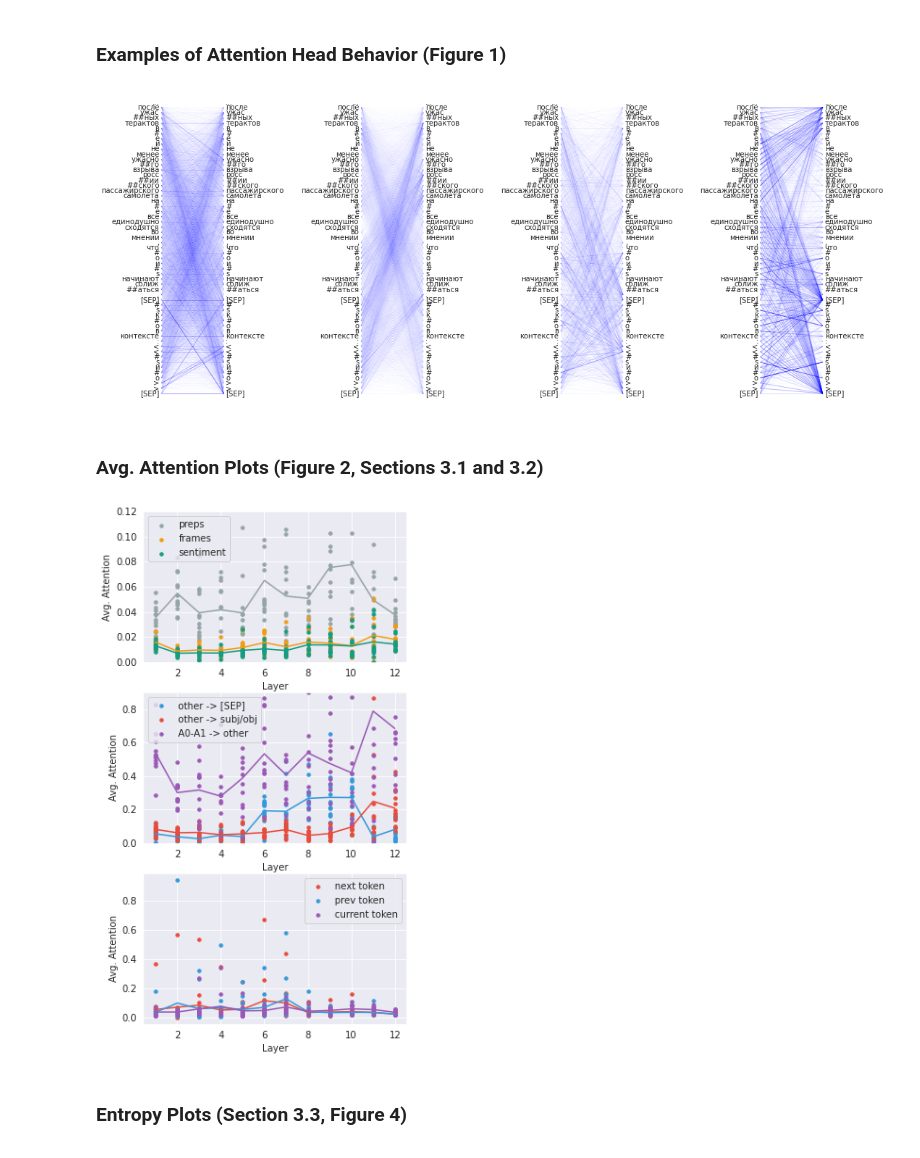
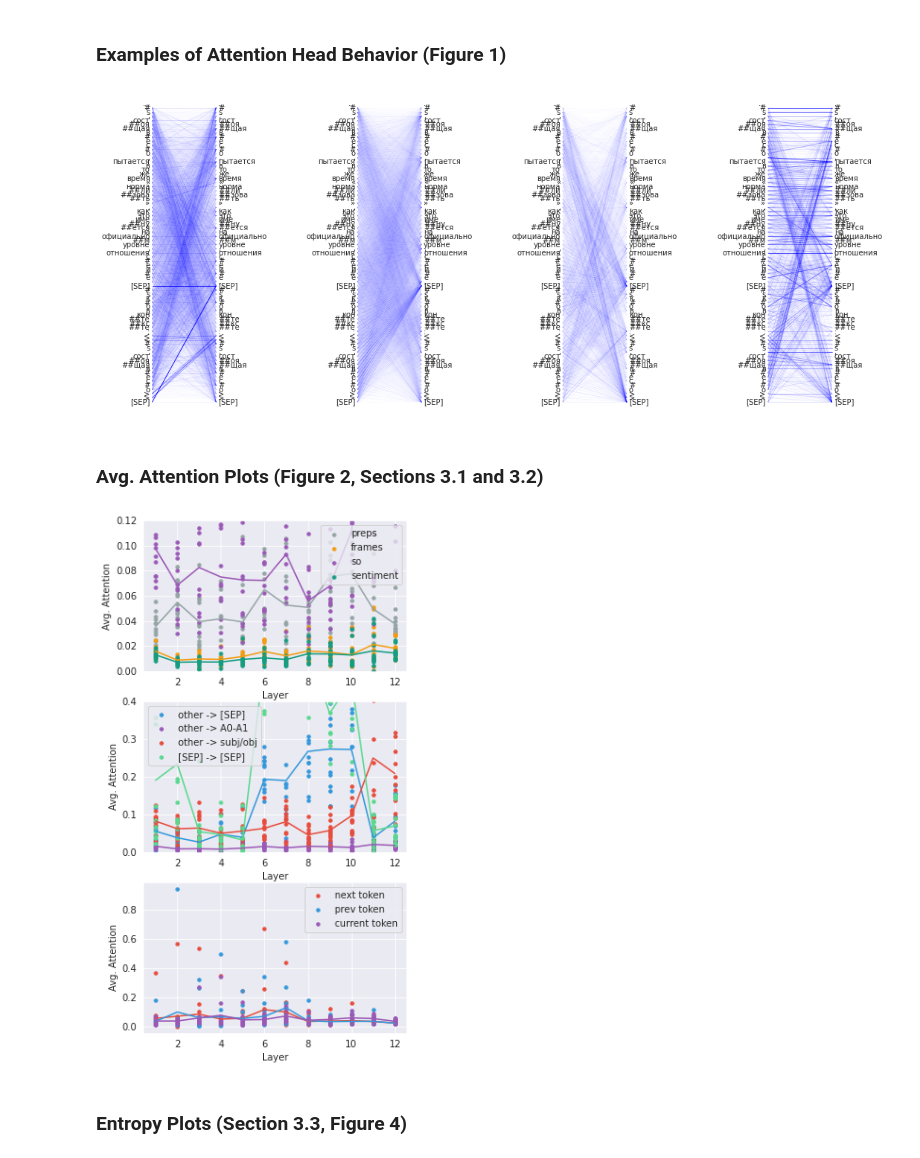
Before and after one commit to nicolay-r/attention-analysis, a Jupyter notebook: General_Analysis.ipynb, the cells around one changed output. Cells and saved outputs as stored; diff of their text form; code cells hidden in the pictures.

```diff
--- a/General_Analysis.ipynb
+++ b/General_Analysis.ipynb
@@ -40,7 +40,7 @@ models_list = [
 
 data = load_pickle("./output/rsr-v1_1-fixed-balanced-tpc50_3l/"+
                    "bert-nli_m-sharp-simple-3l-ra-20ln/"+
-                   models_list[0])
+                   models_list[2])
 n_docs = len(data)
 
 # Average Jenson-Shannon divergences between attention heads
@@ -164,17 +164,12 @@ for tokens, attns in data_iterator():
   rest_conjs *= (np.ones(n_tokens) - conjs)[:, np.newaxis]
   rest_conjs *= conjs[np.newaxis]
 
-  # how frames attend to the rest of input.
-  frames_rest = np.ones((n_tokens, n_tokens))
-  frames_rest *= frames[np.newaxis]
-  frames_rest *= (np.ones(n_tokens) - frames)[:, np.newaxis]
-
   rest_frames = np.ones((n_tokens, n_tokens))
   rest_frames *= (np.ones(n_tokens) - frames)[:, np.newaxis]
   rest_frames *= frames[np.newaxis]
 
   rest_so = np.ones((n_tokens, n_tokens))
-  rest_so *=  (np.ones(n_tokens) - subj_obj)[:, np.newaxis]
+  rest_so *= (np.ones(n_tokens) - subj_obj)[:, np.newaxis]
   rest_so *= subj_obj[np.newaxis]
 
   selectors = {
@@ -187,7 +182,6 @@ for tokens, attns in data_iterator():
       "rest_sep": rest_seps,
       "rest_conjs": rest_conjs,
       "rest_so": rest_so,
-      "frames_rest": frames_rest,
       "rest_frames": rest_frames,
       "cls": np.tile(clss[np.newaxis], [n_tokens, 1]),
       FRAMES_KEY: np.tile(frames[np.newaxis], [n_tokens, 1]),
@@ -197,6 +191,9 @@ for tokens, attns in data_iterator():
       "punct": np.tile(puncts[np.newaxis], [n_tokens, 1]),
       CONJS_KEY: np.tile(conjs[np.newaxis], [n_tokens, 1])
   }
+
+  # calculating tokens count of the particular type
+  frame_tokens = int(frames.sum(-1))
 
   # get the average attention for each token type
   for key, selector in selectors.items():
@@ -213,24 +210,14 @@ for tokens, attns in data_iterator():
       denom = n_tokens - vocab_stat[PREPS_KEY]
     elif key == "rest_conjs":
       denom = n_tokens - vocab_stat[CONJS_KEY]
-    # TODO. Bug. Provide and use tokens stat.
-    # since every entry may present as multiple tokens.
-    elif key == "frames_rest":
-      f_count = vocab_stat[FRAMES_KEY]
-      if f_count == 0:
+    elif key == "rest_frames":
+      if frame_tokens == 0:
         continue
-      denom = f_count
-    elif key == "rest_frames":
-      # TODO. Bug. Provide and use tokens stat.
-      # since every entry may present as multiple tokens.
-      f_count = vocab_stat[FRAMES_KEY]
-      if f_count == 0:
-        continue
-      denom = n_tokens - f_count
+      denom = n_tokens - frame_tokens
     else:
       denom = n_tokens
 
-    if key == FRAMES_KEY:
+    if key == FRAMES_KEY or key == "rest_frames":
       docs_total = n_docs_with_frames
     elif key == SENTS_KEY:
       docs_total = n_docs_with_sents
@@ -239,7 +226,7 @@ for tokens, attns in data_iterator():
 
     avg_attns[key] += (
         (attns * selector[np.newaxis, np.newaxis]).sum(-1).sum(-1) /
-        (total_docs * denom))
+        (n_docs * denom))
 # %% [output]
 Computing token stats
 0.1% done
@@ -341,7 +332,7 @@ plt.axis("off")
 plot_attn(data[60], [(0, 0), (2, 0), (4, 0), (8, 0)])
 plt.show()
 # %% [output]
-[figure, old version]
+[figure, new version]
 # %% [markdown]
 ### Avg. Attention Plots (Figure 2, Sections 3.1 and 3.2)
 # %%
@@ -360,39 +351,38 @@ ax = plt.subplot(3, 1, 1)
 ax.set_ylim([0,0.12])
 for key, color, label in [
     # ("cls", RED, "[CLS]"),
     # ("sep", BLUE, "[SEP]"),
     (PREPS_KEY, GREY, "preps"),
     # (CONJS_KEY, BLACK, "conjs"),
     (FRAMES_KEY, ORANGE, "frames"),
-    # ("subj_obj", PURPLE, "so"),
+    ("subj_obj", PURPLE, "so"),
     (SENTS_KEY, SEA, "sentiment")
 ]:
   add_line(key, ax, color, label)
 
 ax = plt.subplot(3, 1, 2)
-ax.set_ylim([0,0.9])
+ax.set_ylim([0, 0.4])
 for key, color, label in [
     ("rest_sep", BLUE, "other -> [SEP]"),
-    # ("rest_frames", PURPLE, "other -> A0-A1"),
+    ("rest_frames", PURPLE, "other -> A0-A1"),
     ("rest_so", RED, "other -> subj/obj"),
-    # ("frames_rest", PURPLE, "A0-A1 -> other"),
-    # ("sep_sep", GREEN, "[SEP] -> [SEP]"),
+    ("sep_sep", GREEN, "[SEP] -> [SEP]"),
     # ("rest_preps", SEA, "other -> preps"),
     # ("rest_conjs", PURPLE, "other -> conjs")
 ]:
   add_line(key, ax, color, label)
 
 ax = plt.subplot(3, 1, 3)
 for key, color, label in [
     ("left", RED, "next token"),
     ("right", BLUE, "prev token"),
     ("self", PURPLE, "current token"),
 ]:
   add_line(key, ax, color, label, plot_avgs=True)
 
 plt.show()
 # %% [output]
-[figure, old version]
+[figure, new version]
 # %% [markdown]
 ### Entropy Plots (Section 3.3, Figure 4)
 # %%
```
Also changed, not shown: parts of 2 cells of this notebook.
